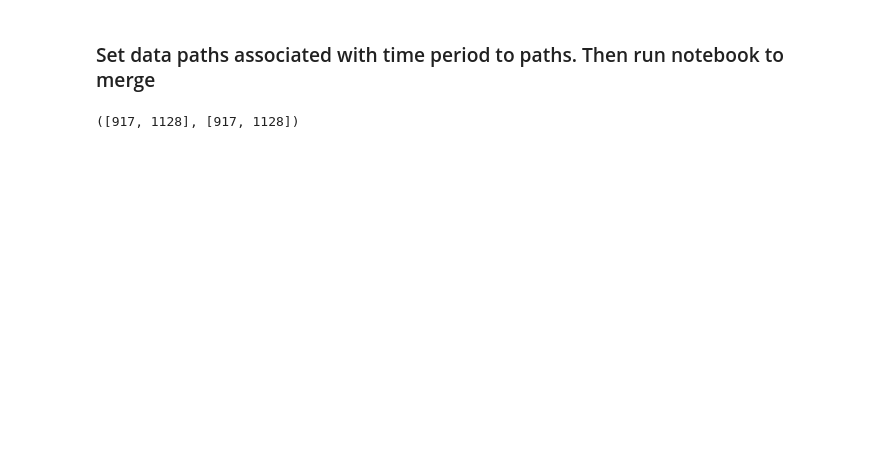
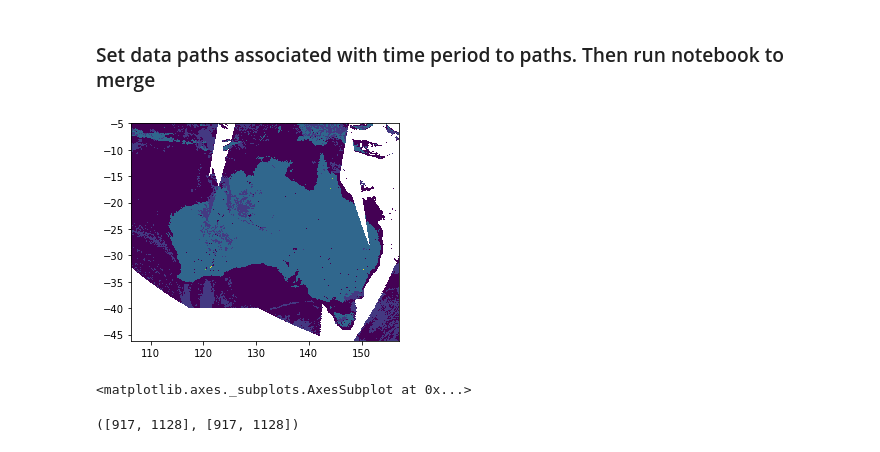
Before and after one commit to acl2171/wildfire_model, a Jupyter notebook: notebooks/data_import_gee.ipynb, the cells around one changed output. Drawn from its saved outputs; the diff is of its cells as text; code cells hidden in the pictures; blank space fills up the shorter version.

```diff
--- a/notebooks/data_import_gee.ipynb
+++ b/notebooks/data_import_gee.ipynb
@@ -47,4 +42,9 @@ veg = rio.open(veg)
 burned = rio.open(burn)
+# %%
+show(fire)
+# %% [output]
+[figure, added]
+<matplotlib.axes._subplots.AxesSubplot at 0x...>
 # %%
 # fire.meta #count shows the number of bands
 # %%
```
Also changed, not shown: parts of 7 cells of this notebook, 1 other file.
